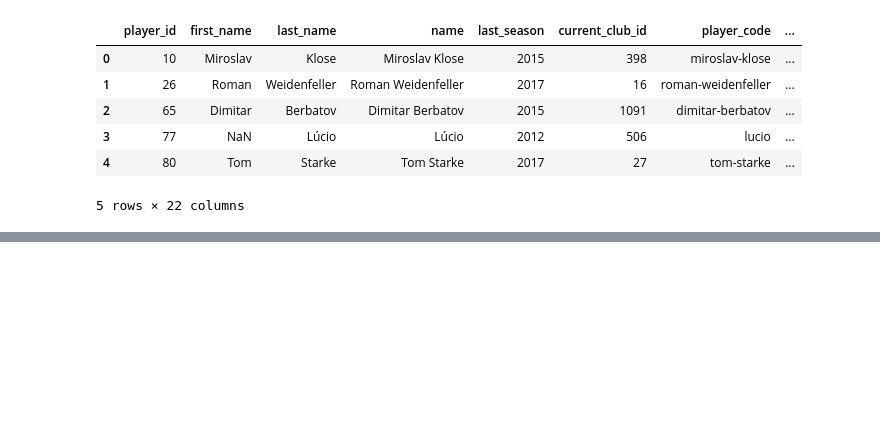
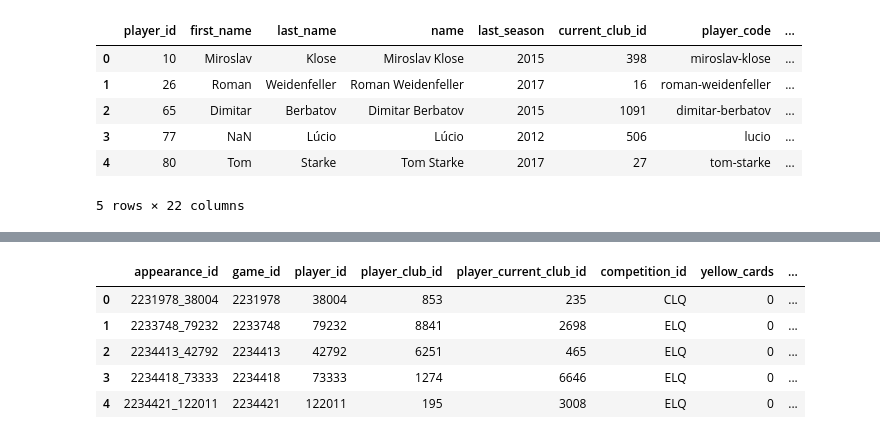
Before and after one commit to abanoub1555/Football-Data-from-Transfermarkt, a Jupyter notebook: transfer-data.ipynb, the cells around one changed output, grey strips where cells are left out. Cells and saved outputs as stored; diff of their text form; code cells hidden in the pictures; blank space fills up the shorter version.

```diff
--- a/transfer-data.ipynb
+++ b/transfer-data.ipynb
@@ -88,0 +115,12 @@ player_dimension.drop(columns=["current_club_id","club_id"])
+# %%
+#adding date dimension to apperance fact
+apperance_table=pd.merge(apperance_table,date_dim[["Id","Date"]].rename(columns={'Id': 'Date_id'}),left_on='date',right_on='Date',how="left")
+apperance_table.drop(columns=["Date","date"],inplace=True   )
+apperance_table.head()
+# %% [output]
+|  | appearance_id | game_id | player_id | player_club_id | player_current_club_id | competition_id | yellow_cards | ... |
+| 0 | 2231978_38004 | 2231978 | 38004 | 853 | 235 | CLQ | 0 | ... |
+| 1 | 2233748_79232 | 2233748 | 79232 | 8841 | 2698 | ELQ | 0 | ... |
+| 2 | 2234413_42792 | 2234413 | 42792 | 6251 | 465 | ELQ | 0 | ... |
+| 3 | 2234418_73333 | 2234418 | 73333 | 1274 | 6646 | ELQ | 0 | ... |
+| 4 | 2234421_122011 | 2234421 | 122011 | 195 | 3008 | ELQ | 0 | ... |
```
Also changed, not shown: parts of 15 cells of this notebook, 2 other files.
